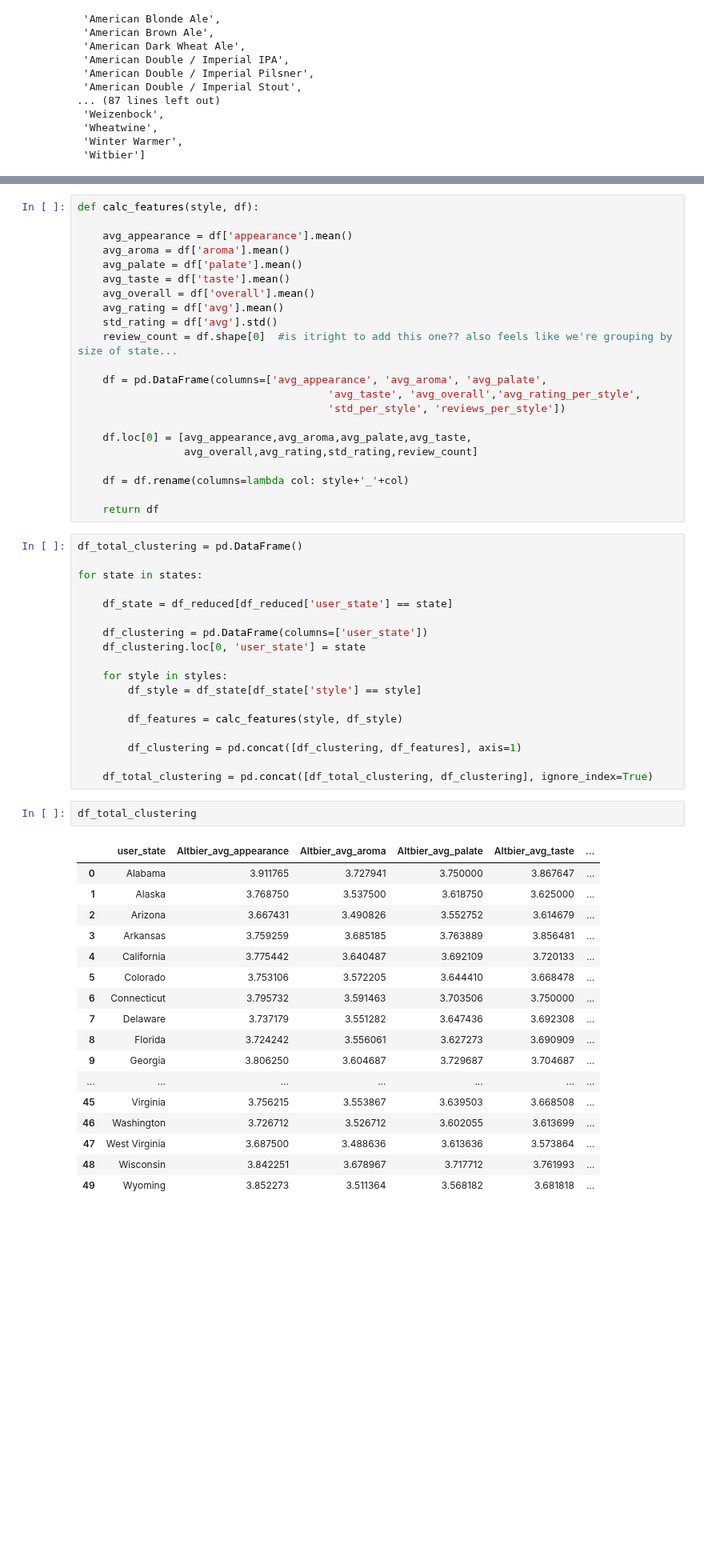
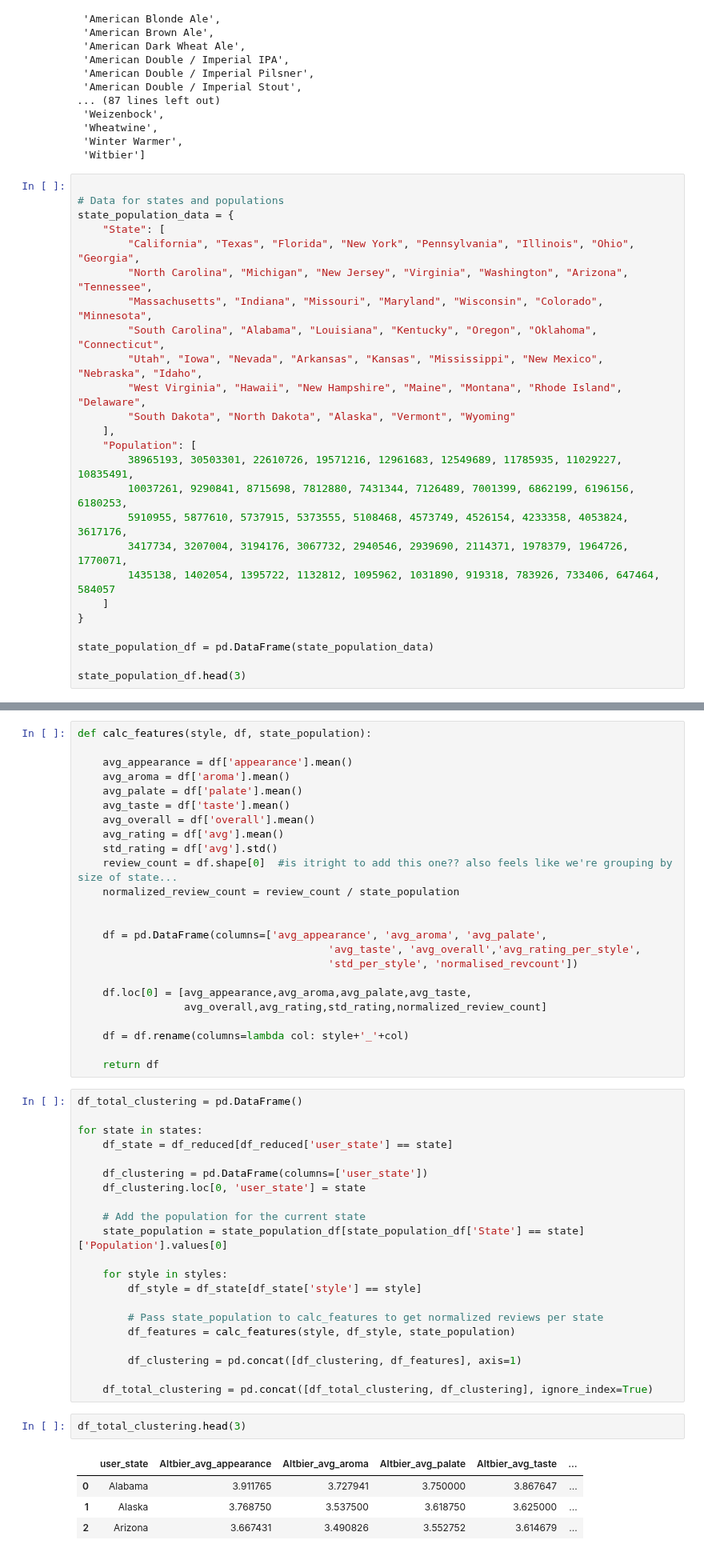
Before and after one commit to epfl-ada/ada-2024-project-x0x0, a Jupyter notebook: for_iarantsoa.ipynb, the cells around one changed output, grey strips where cells are left out. Shown at 80% size. Cells and saved outputs as stored; diff of their text form; blank space fills up the shorter version.

```diff
--- a/for_iarantsoa.ipynb
+++ b/for_iarantsoa.ipynb
@@ -57,3 +66,28 @@ styles   #103 styles
  'Wheatwine',
  'Winter Warmer',
  'Witbier']
+# %%
+
+# Data for states and populations
+state_population_data = {
+    "State": [
+        "California", "Texas", "Florida", "New York", "Pennsylvania", "Illinois", "Ohio", "Georgia",
+        "North Carolina", "Michigan", "New Jersey", "Virginia", "Washington", "Arizona", "Tennessee",
+        "Massachusetts", "Indiana", "Missouri", "Maryland", "Wisconsin", "Colorado", "Minnesota",
+        "South Carolina", "Alabama", "Louisiana", "Kentucky", "Oregon", "Oklahoma", "Connecticut",
+        "Utah", "Iowa", "Nevada", "Arkansas", "Kansas", "Mississippi", "New Mexico", "Nebraska", "Idaho",
+        "West Virginia", "Hawaii", "New Hampshire", "Maine", "Montana", "Rhode Island", "Delaware",
+        "South Dakota", "North Dakota", "Alaska", "Vermont", "Wyoming"
+    ],
+    "Population": [
+        38965193, 30503301, 22610726, 19571216, 12961683, 12549689, 11785935, 11029227, 10835491,
+        10037261, 9290841, 8715698, 7812880, 7431344, 7126489, 7001399, 6862199, 6196156, 6180253,
+        5910955, 5877610, 5737915, 5373555, 5108468, 4573749, 4526154, 4233358, 4053824, 3617176,
+        3417734, 3207004, 3194176, 3067732, 2940546, 2939690, 2114371, 1978379, 1964726, 1770071,
+        1435138, 1402054, 1395722, 1132812, 1095962, 1031890, 919318, 783926, 733406, 647464, 584057
+    ]
+}
+
+state_population_df = pd.DataFrame(state_population_data)
+
+state_population_df.head(3)
@@ -60,5 +99,5 @@ styles   #103 styles
 # %%
-def calc_features(style, df):
+def calc_features(style, df, state_population):
 
     avg_appearance = df['appearance'].mean()
     avg_aroma = df['aroma'].mean()
@@ -68,13 +107,15 @@ def calc_features(style, df):
     avg_rating = df['avg'].mean()
     std_rating = df['avg'].std()
     review_count = df.shape[0]  #is itright to add this one?? also feels like we're grouping by size of state...
+    normalized_review_count = review_count / state_population
+
 
     df = pd.DataFrame(columns=['avg_appearance', 'avg_aroma', 'avg_palate',
                                         'avg_taste', 'avg_overall','avg_rating_per_style',
-                                        'std_per_style', 'reviews_per_style'])
+                                        'std_per_style', 'normalised_revcount'])
 
     df.loc[0] = [avg_appearance,avg_aroma,avg_palate,avg_taste,
-                 avg_overall,avg_rating,std_rating,review_count]
+                 avg_overall,avg_rating,std_rating,normalized_review_count]
 
     df = df.rename(columns=lambda col: style+'_'+col)
 
@@ -83,37 +124,27 @@ def calc_features(style, df):
 df_total_clustering = pd.DataFrame()
 
 for state in states:
-
     df_state = df_reduced[df_reduced['user_state'] == state]
 
     df_clustering = pd.DataFrame(columns=['user_state'])
     df_clustering.loc[0, 'user_state'] = state
 
+    # Add the population for the current state
+    state_population = state_population_df[state_population_df['State'] == state]['Population'].values[0]
+
     for style in styles:
         df_style = df_state[df_state['style'] == style]
 
-        df_features = calc_features(style, df_style)
+        # Pass state_population to calc_features to get normalized reviews per state
+        df_features = calc_features(style, df_style, state_population)
 
         df_clustering = pd.concat([df_clustering, df_features], axis=1)
 
     df_total_clustering = pd.concat([df_total_clustering, df_clustering], ignore_index=True)
 # %%
-df_total_clustering
+df_total_clustering.head(3)
 # %% [output]
 |  | user_state | Altbier_avg_appearance | Altbier_avg_aroma | Altbier_avg_palate | Altbier_avg_taste | ... |
 | 0 | Alabama | 3.911765 | 3.727941 | 3.750000 | 3.867647 | ... |
 | 1 | Alaska | 3.768750 | 3.537500 | 3.618750 | 3.625000 | ... |
 | 2 | Arizona | 3.667431 | 3.490826 | 3.552752 | 3.614679 | ... |
-| 3 | Arkansas | 3.759259 | 3.685185 | 3.763889 | 3.856481 | ... |
-| 4 | California | 3.775442 | 3.640487 | 3.692109 | 3.720133 | ... |
-| 5 | Colorado | 3.753106 | 3.572205 | 3.644410 | 3.668478 | ... |
-| 6 | Connecticut | 3.795732 | 3.591463 | 3.703506 | 3.750000 | ... |
-| 7 | Delaware | 3.737179 | 3.551282 | 3.647436 | 3.692308 | ... |
-| 8 | Florida | 3.724242 | 3.556061 | 3.627273 | 3.690909 | ... |
-| 9 | Georgia | 3.806250 | 3.604687 | 3.729687 | 3.704687 | ... |
-| ... | ... | ... | ... | ... | ... | ... |
-| 45 | Virginia | 3.756215 | 3.553867 | 3.639503 | 3.668508 | ... |
-| 46 | Washington | 3.726712 | 3.526712 | 3.602055 | 3.613699 | ... |
-| 47 | West Virginia | 3.687500 | 3.488636 | 3.613636 | 3.573864 | ... |
-| 48 | Wisconsin | 3.842251 | 3.678967 | 3.717712 | 3.761993 | ... |
-| 49 | Wyoming | 3.852273 | 3.511364 | 3.568182 | 3.681818 | ... |
```
Also changed, not shown: parts of 14 cells of this notebook.
